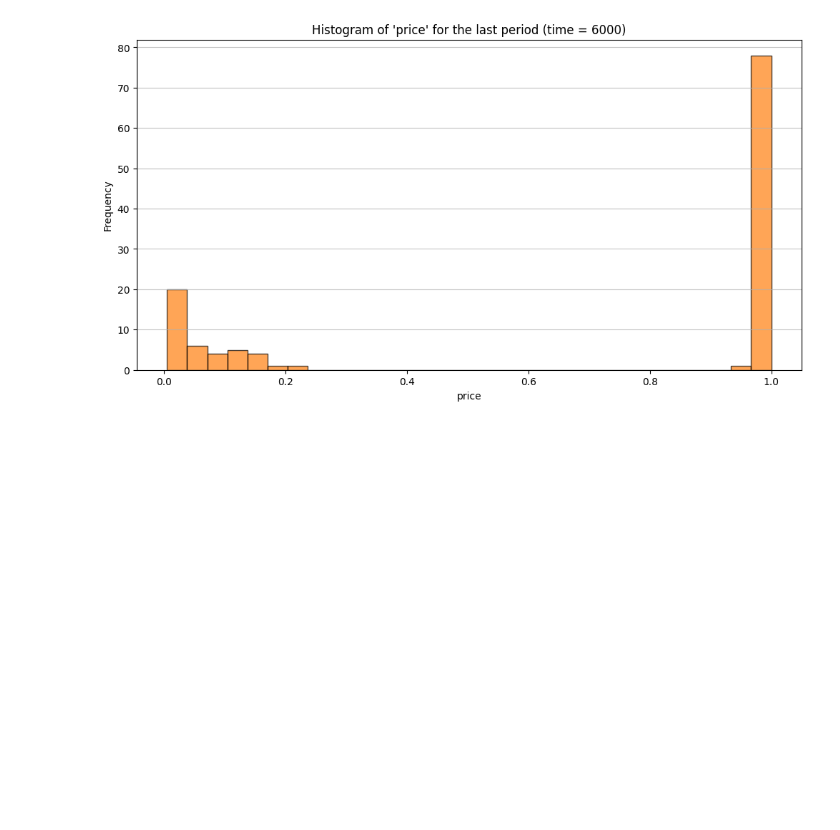
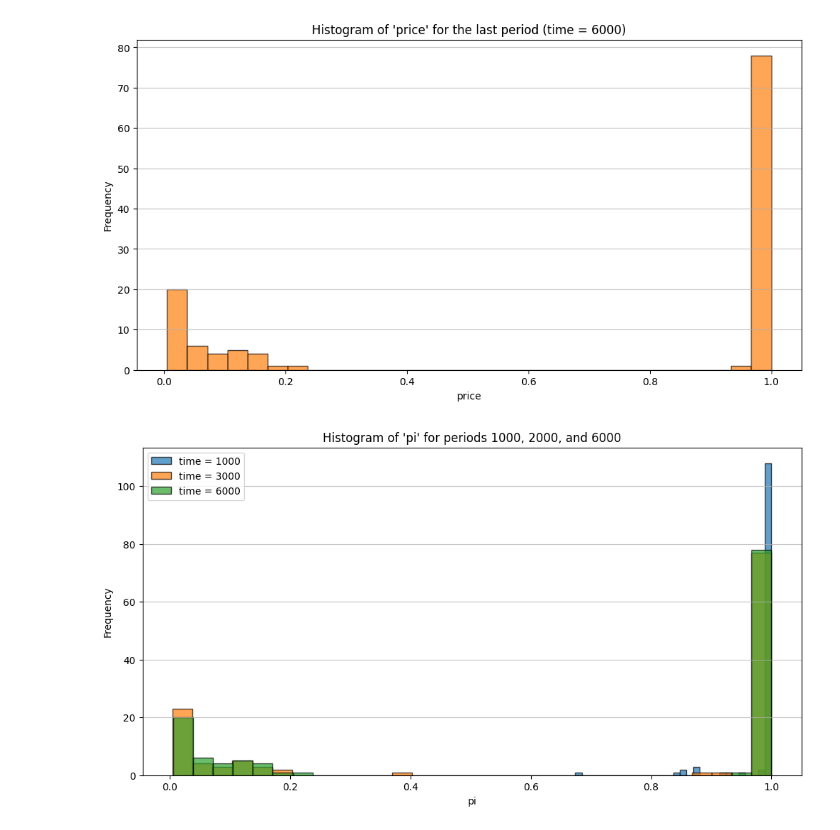
Before and after one commit to GuramL/ehsw, a Jupyter notebook: code.ipynb, the cells around one changed output. Cells and saved outputs as stored; diff of their text form; code cells hidden in the pictures; blank space fills up the shorter version.

Commit message:
triple histogram

```diff
--- a/code.ipynb
+++ b/code.ipynb
@@ -94,3 +94,21 @@ plt.ylabel("Frequency")
 plt.grid(axis="y", alpha=0.75)
 plt.savefig("histogram_pi_last_period.png")
 plt.close()
+# %%
+# Filter the dataframe for the specified periods
+periods = [1000, 3000, 6000]
+data_by_period = {period: df[df["time"] == period]["pi"] for period in periods}
+
+# Plot histograms for "pi" for the specified periods on the same plot
+plt.figure(figsize=(12, 6))
+for period, data in data_by_period.items():
+    plt.hist(data, bins=30, alpha=0.7, label=f"time = {period}", edgecolor="black")
+
+plt.title("Histogram of 'pi' for periods 1000, 2000, and 6000")
+plt.xlabel("pi")
+plt.ylabel("Frequency")
+plt.legend()
+plt.grid(axis="y", alpha=0.75)
+plt.show()
+# %% [output]
+[figure, added]
```
Also changed, not shown: parts of 1 cell of this notebook.
